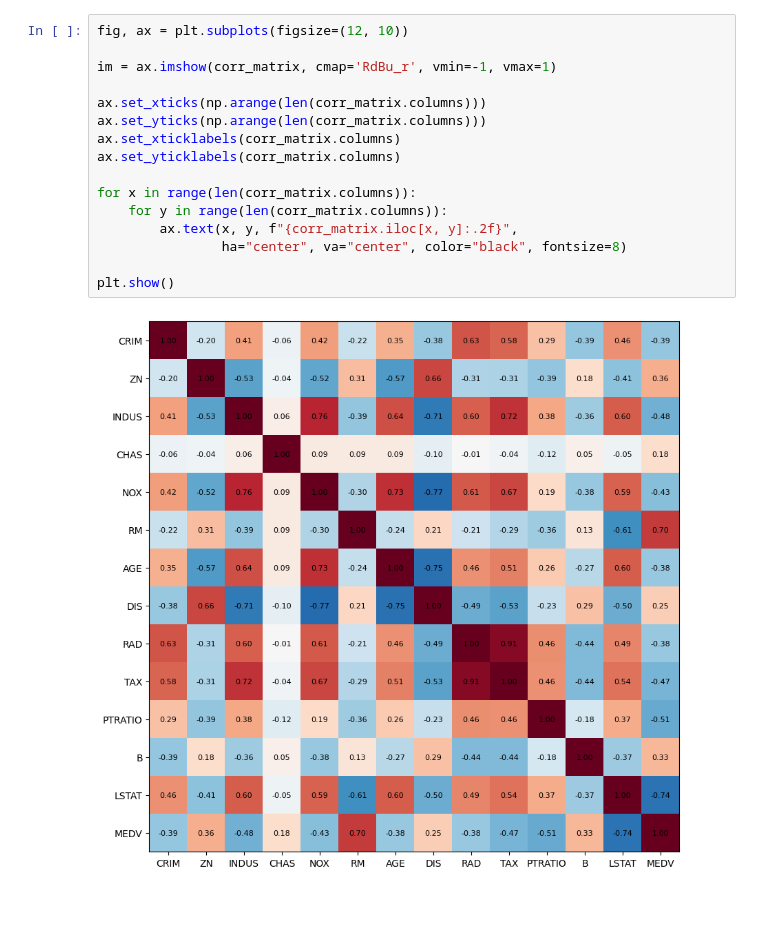
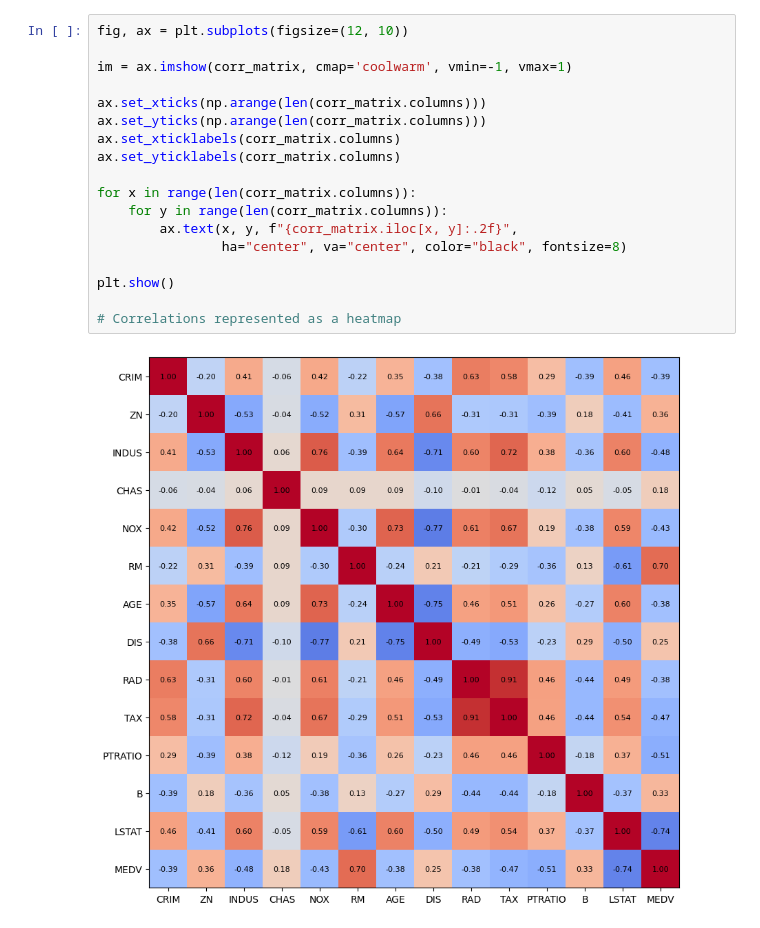
Before and after one commit to kenzodebola/Boston-Housing-Analysis, a Jupyter notebook: Boston_Dataset_ML.ipynb, the cells around one changed output. Drawn from its saved outputs; the diff is of its cells as text.

```diff
--- a/Boston_Dataset_ML.ipynb
+++ b/Boston_Dataset_ML.ipynb
@@ -169,18 +222,20 @@ MEDV     0.249929 -0.381626 -0.468536 -0.507787  0.333461 -0.737663  1.000000
 # %%
 fig, ax = plt.subplots(figsize=(12, 10))
 
-im = ax.imshow(corr_matrix, cmap='RdBu_r', vmin=-1, vmax=1)
+im = ax.imshow(corr_matrix, cmap='coolwarm', vmin=-1, vmax=1)
 
 ax.set_xticks(np.arange(len(corr_matrix.columns)))
 ax.set_yticks(np.arange(len(corr_matrix.columns)))
 ax.set_xticklabels(corr_matrix.columns)
 ax.set_yticklabels(corr_matrix.columns)
 
 for x in range(len(corr_matrix.columns)):
     for y in range(len(corr_matrix.columns)):
         ax.text(x, y, f"{corr_matrix.iloc[x, y]:.2f}",
                 ha="center", va="center", color="black", fontsize=8)
 
 plt.show()
+
+# Correlations represented as a heatmap
 # %% [output]
-[figure, old version]
+[figure, new version]
```
Also changed, not shown: parts of 41 cells of this notebook.
